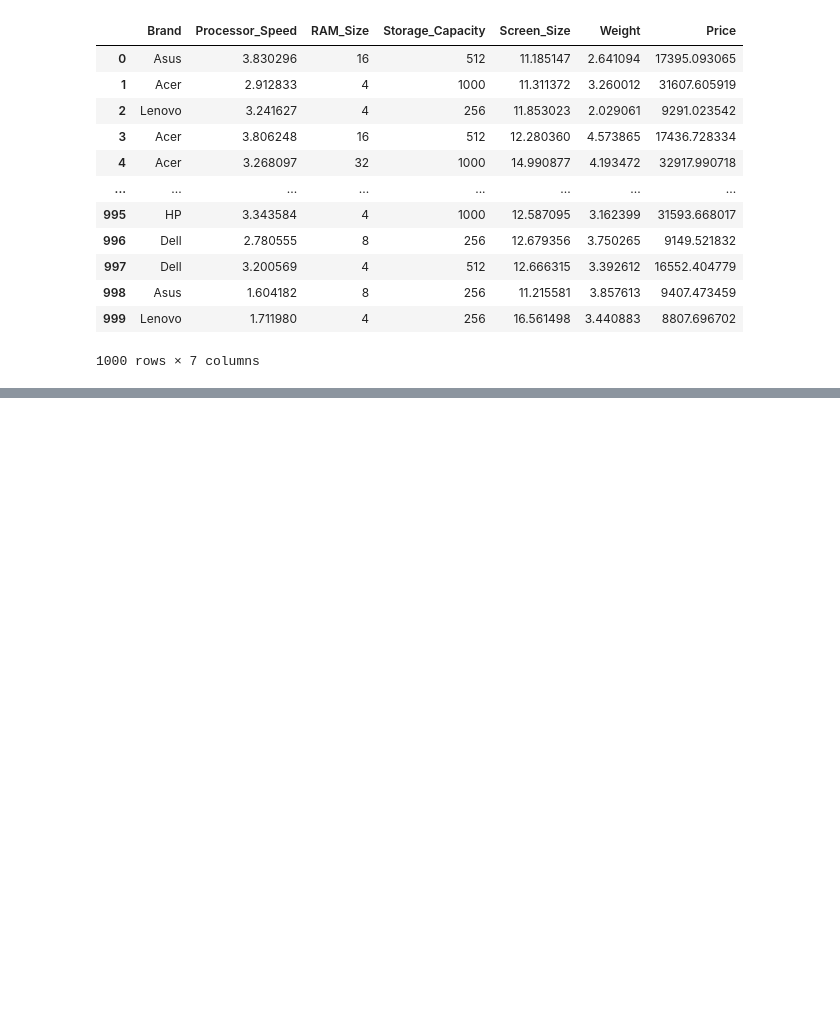
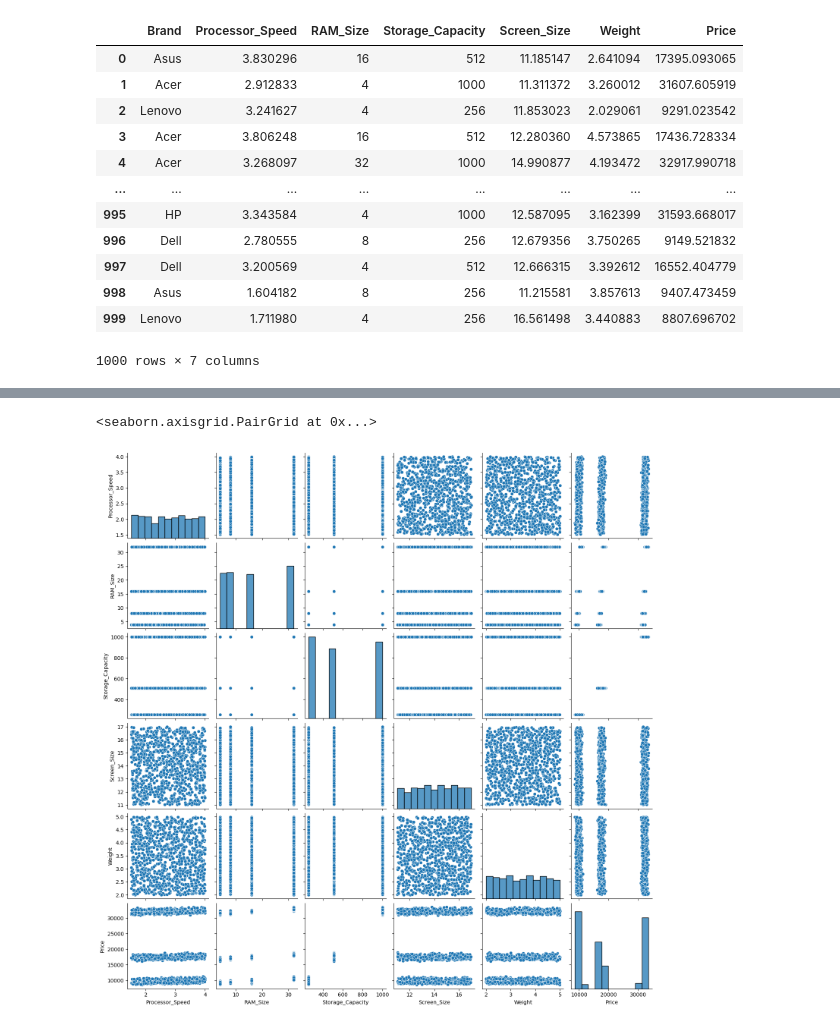
Before and after one commit to Isaac244/Proyecto_Machine_Learning, a Jupyter notebook: Proyecto-final.ipynb, the cells around one changed output, grey strips where cells are left out. Saved outputs shown, nothing was run; the diff lists cells and outputs as text; code cells hidden in the pictures; blank space fills up the shorter version.

Commit message:
Agregue una pequeña parte del seaborn para el proyecto

```diff
--- a/Proyecto-final.ipynb
+++ b/Proyecto-final.ipynb
@@ -41,0 +116,6 @@ data_nueva
+# %%
+#Ploteo de la data
+sns.pairplot(data_nueva)
+# %% [output]
+<seaborn.axisgrid.PairGrid at 0x...>
+[figure, added]
```
Also changed, not shown: parts of 14 cells of this notebook, 1 other file.
